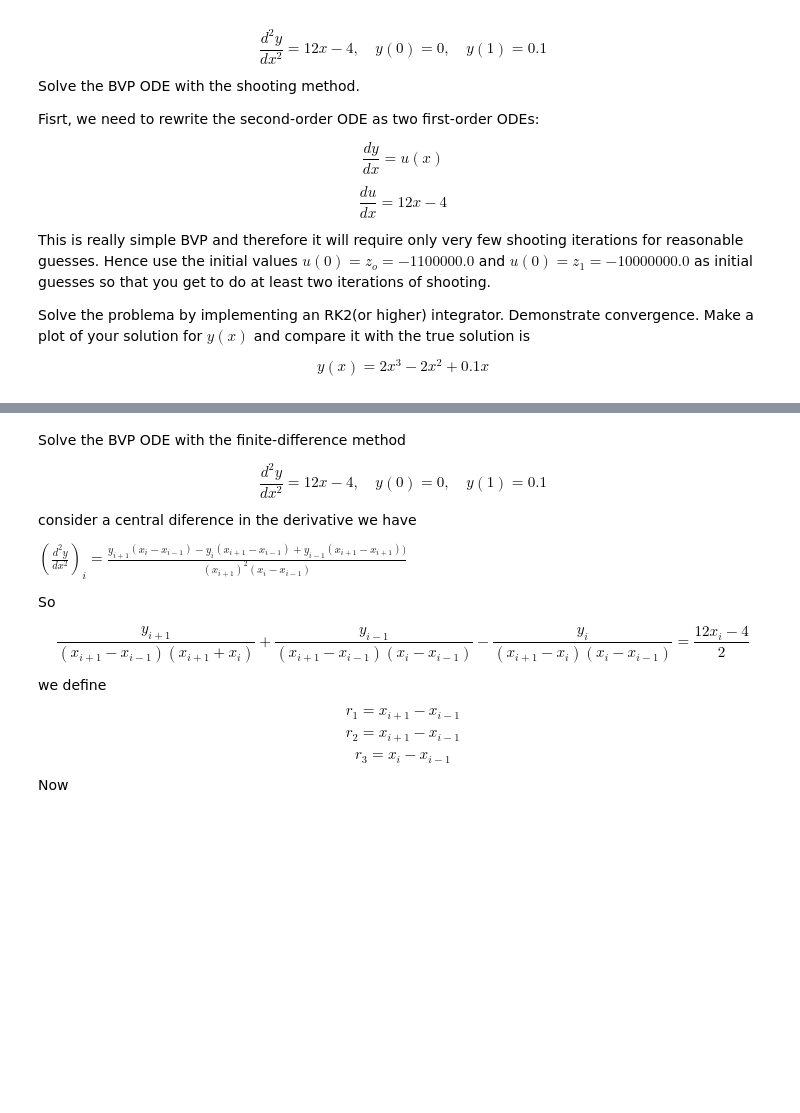
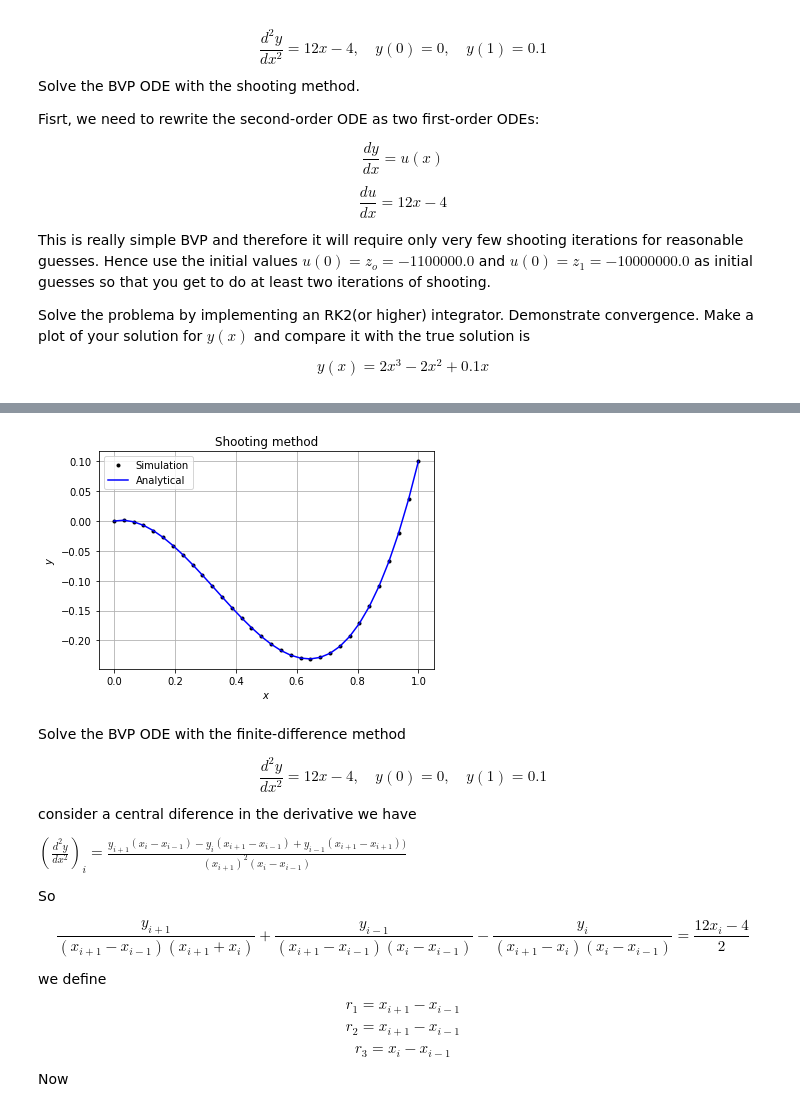
Before and after one commit to jomen93/Computational_Astrophysics, a Jupyter notebook: Exercise_8/Exercise_8.ipynb, the cells around one changed output, grey strips where cells are left out. Saved outputs shown, nothing was run; the diff lists cells and outputs as text; code cells hidden in the pictures; blank space fills up the shorter version.

```diff
--- a/Exercise_8/Exercise_8.ipynb
+++ b/Exercise_8/Exercise_8.ipynb
@@ -44,3 +54,41 @@ If both $y^{(1)}_{a}$ y $y^{(2)}_{a}$ deviate by the same sign from the true end
+# %%
+import numpy as np
+from scipy.integrate import odeint
+from matplotlib import pyplot as plt
+
+
+def find_t(f,a,b,alpha,beta,t0,t1):
+    sol1 = 0
+    i = 0
+    while abs(sol1-beta) > 1e-8 :
+        sol0 = odeint(f,np.array([alpha,t0]), [a,b],atol=1e-10)[1,0]
+        sol1 = odeint(f,np.array([alpha,t1]), [a,b],atol=1e-10)[1,0]
+        t2 = t1 - (sol1 - beta)*(t1-t0)/(sol1-sol0)
+        t0 = t1
+        t1 = t2
+        i = i+1
+    return t2
+
+def solveSecant(f,X,a,b,alpha,beta,t0,t1):
+    t = find_t(f,a,b,alpha,beta,t0,t1)
+    sol = odeint(f,np.array([alpha,t]), X,atol=1e-10)[:,0]
+    return sol
+
+def ode(y,x):
+    return np.array([y[1], 12*x-4])
+
+X = np.linspace(0,1,32)
+Ye = solveSecant(ode,X,0,1,0,0.1,-1100000,-100000)
+plt.plot(X,Ye,'k.',linewidth=2,label = "Simulation")
+plt.plot(x,Y(x),"b-",label = "Analytical")
+plt.legend()
+plt.grid(True)
+plt.xlabel("$x$")
+plt.ylabel("$y$")
+plt.title("Shooting method")
+plt.show()
+# %% [output]
+[figure, added]
 # %% [markdown]
 Solve the BVP ODE with the finite-difference method
 
```
Also changed, not shown: parts of 6 cells of this notebook, 5 other files.
